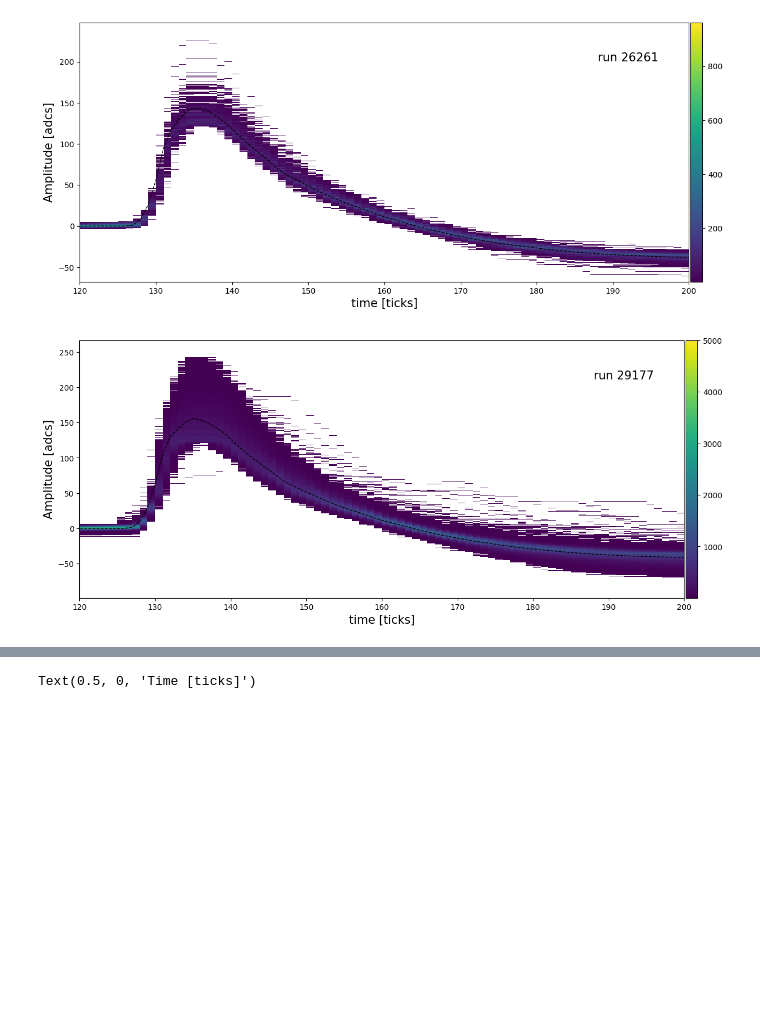
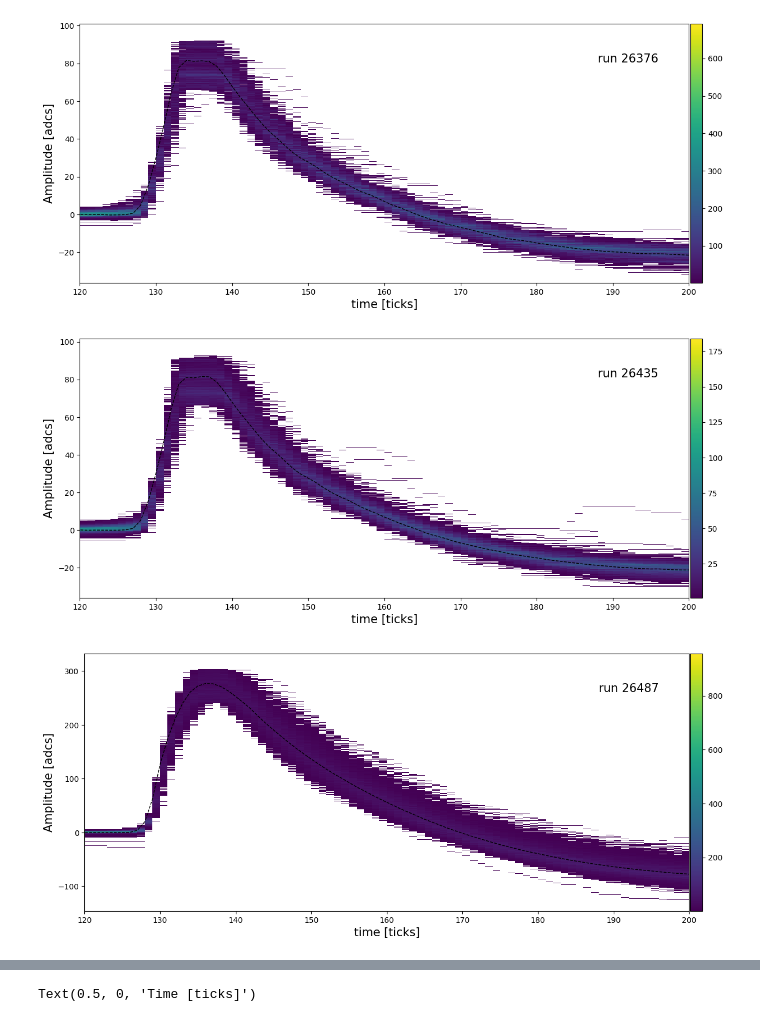
Before and after one commit to hvsouza/protodune-hd, a Jupyter notebook: AnalysisWaffles/check_templates.ipynb, the cells around one changed output, grey strips where cells are left out. Cells and saved outputs as stored; diff of their text form; code cells hidden in the pictures; blank space fills up the shorter version.

```diff
--- a/AnalysisWaffles/check_templates.ipynb
+++ b/AnalysisWaffles/check_templates.ipynb
@@ -21,41 +21,39 @@ for f in filesresponse:
     wfsets[run] = wfset
 # %%
 import ctypes
-tv1filter = ctypes.cdll.LoadLibrary("/eos/home-h/hvieirad/waffles/waffles/src/waffles/data_classes/tv1ddenoise.o")
-tv1filter.TV1D_denoise.argtypes = [ np.ctypeslib.ndpointer(dtype=np.float32), np.ctypeslib.ndpointer(dtype=np.float32), ctypes.c_int , ctypes.c_double ]
+from waffles.utils.denoising.tv1ddenoise import Denoise
+denoiser = Denoise()
 def persistence_plot(wfset_ch:WaveformSet, runnumber:int):
 
-    filtered_wvfs = [ np.zeros_like(wvf.adcs, dtype=np.float32) for wvf in wfset_ch.waveforms ]
-    npoints = len(wfset_ch.waveforms[0].adcs)
-    for response, wvf in zip(filtered_wvfs, wfset_ch.waveforms):
-        tv1filter.TV1D_denoise(wvf.adcs.astype(np.float32), response, npoints, 10)
+    filtered_wvfs = [ denoiser.apply_denoise(wvf.adcs, 10) for wvf in wfset_ch.waveforms ]
     times = np.linspace(0, len(wfset_ch.waveforms[0].adcs),len(wfset_ch.waveforms[0].adcs))
     time_arrays = np.tile(times, (len(wfset_ch.waveforms), 1))
     wvf_arrays = np.array([(wvf - waveform.baseline)*-1 for wvf, waveform in zip(filtered_wvfs, wfset_ch.waveforms)])
     maxofall = np.max(wvf_arrays)*1.1
     minofall = np.min(wvf_arrays)*1.1
 
     h, yedges, xedges = np.histogram2d(wvf_arrays.flatten(), time_arrays.flatten(), bins=(500,1024), range = [[minofall,maxofall],[0,1024]])
     h[h==0] = np.nan
     fig, ax = plt.subplots(1, 1, figsize=(14,6))
 
     x, y = np.meshgrid(xedges, yedges)
     pcm = ax.pcolormesh(x, y, h)
     ax.set_ylabel("Amplitude [adcs]", fontsize=15)
     ax.set_xlabel("time [ticks]", fontsize=15)
     cax = ax.inset_axes([1.002, 0., 0.02, 1.])
     plt.colorbar(pcm, ax=ax, cax=cax)
     plt.text(0.85,0.85,f'run {runnumber}', transform=ax.transAxes, fontsize=15)
 
     avgwvf = wfset_ch.avgwvf
     plt.plot(avgwvf, '--k', lw=1)
     plt.xlim(120,200)
 
 
-# for r, wf in list(wfsets.items())[-4:]:
-#     persistence_plot(wf,r)
-persistence_plot(wfsets[26261], 26261)
-persistence_plot(wfsets[29177], 29177)
+for r, wf in list(wfsets.items())[-4:]:
+    persistence_plot(wf,r)
+# persistence_plot(wfsets[26261], 26261)
+# persistence_plot(wfsets[29177], 29177)
 # %% [output]
-[figure, old version]
+[figure, new version]
-[figure, old version]
+[figure, new version]
+[figure, added]
```
Also changed, not shown: parts of 2 cells of this notebook, 5 other files.
